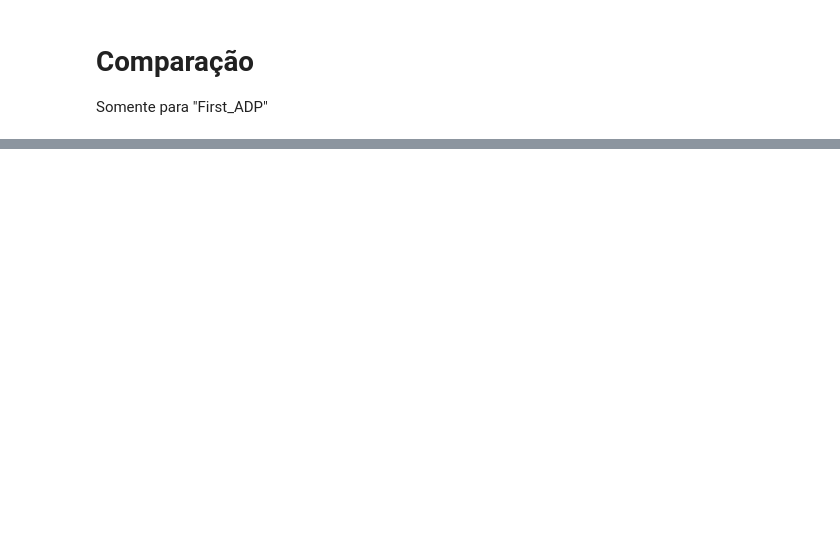
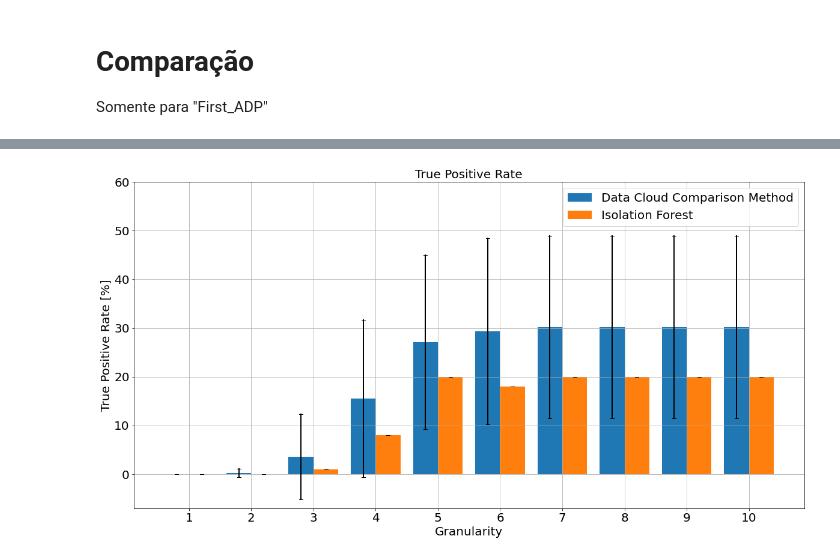
Before and after one commit to eduardopaguiar/Anomaly_Detection, a Jupyter notebook: results-NewADP.ipynb, the cells around one changed output, grey strips where cells are left out. Saved outputs shown, nothing was run; the diff lists cells and outputs as text; code cells hidden in the pictures; blank space fills up the shorter version.

```diff
--- a/results-NewADP.ipynb
+++ b/results-NewADP.ipynb
@@ -207,0 +210,5 @@ plt.show()
+# %%
+df2 = pd.read_csv('Isolation Forest_results_df.csv', index_col=0)
+# %%
+df = df[df['Method']=='Old']
+df
@@ -207,0 +227,2 @@ plt.show()
+# %%
+x = [i for i in range(1,11)]
@@ -207,0 +257,30 @@ plt.show()
+# %%
+plt.figure(figsize=(20,10))
+ax = plt.subplot()
+
+w = 0.4
+ax.bar(x-w/2, df['True_Positive_Rate_Mean'], width=w, align='center', label='Data Cloud Comparison Method')
+ax.bar(x+w/2, df2['True_Positive_Rate_Mean'], width=w, align='center', label='Isolation Forest')
+
+plt.legend(fontsize=20)
+
+for i in range(len(methods)):
+    plt.plot([x-w/2, x-w/2], [df['True_Positive_Rate_Mean'] - df['True_Positive_Rate_Std'],
+                            df['True_Positive_Rate_Mean'] + df['True_Positive_Rate_Std']], 'k_-')
+    plt.plot([x+w/2, x+w/2], [df2['True_Positive_Rate_Mean'] - df2['True_Positive_Rate_Std'],
+                            df2['True_Positive_Rate_Mean'] + df2['True_Positive_Rate_Std']], 'k_-')
+
+
+ax.set_xticks(x)
+ax.set_title('True Positive Rate', fontsize=20)
+ax.set_ylabel('True Positive Rate [%]', fontsize=20)
+ax.set_xlabel('Granularity', fontsize=20)
+ax.tick_params(axis='both', which='major', labelsize=20)
+plt.ylim([-7,60])
+
+plt.grid()
+
+plt.savefig('results/True_Positive_Rate.png', bbox_inches='tight')
+plt.show()
+# %% [output]
+[figure, added]
```
Also changed, not shown: parts of 11 cells of this notebook, 18 other files.
